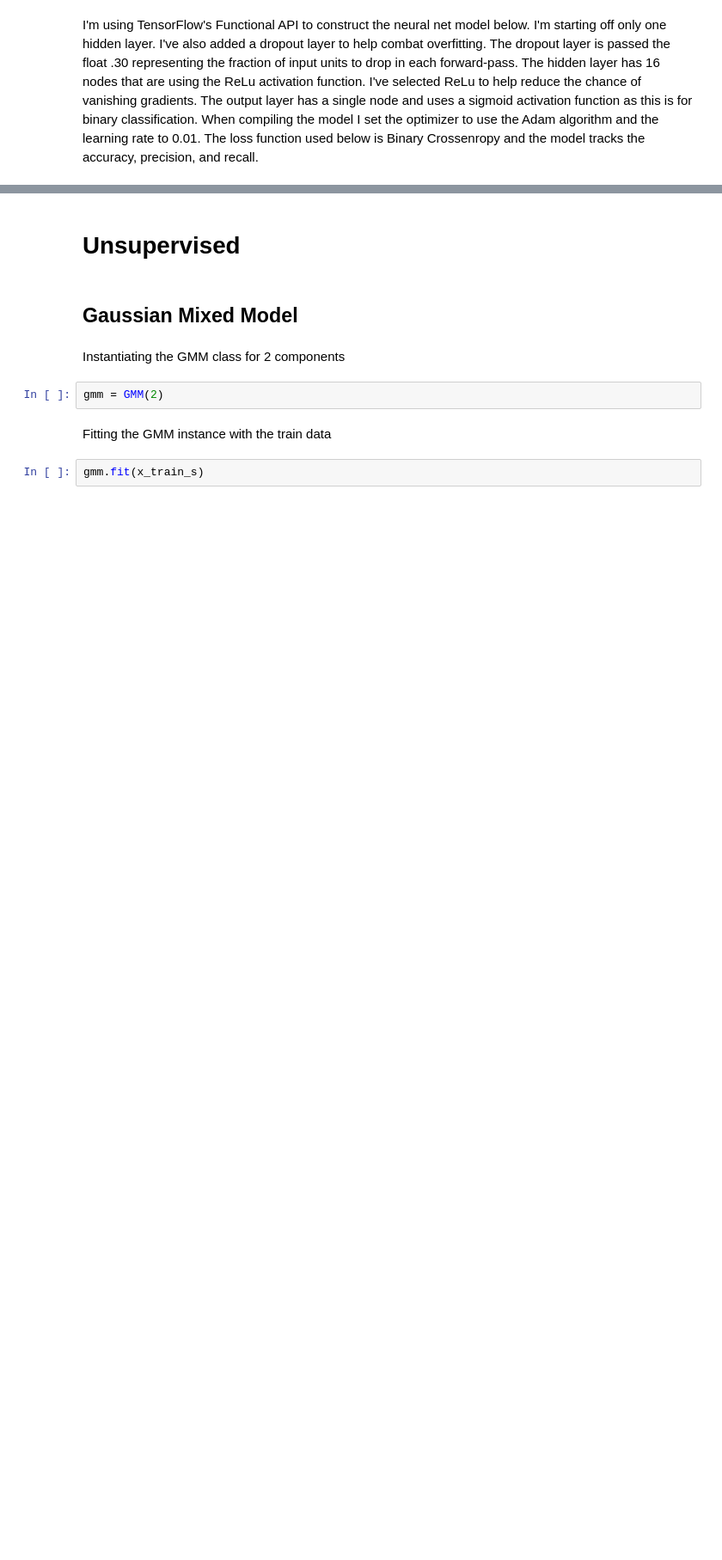
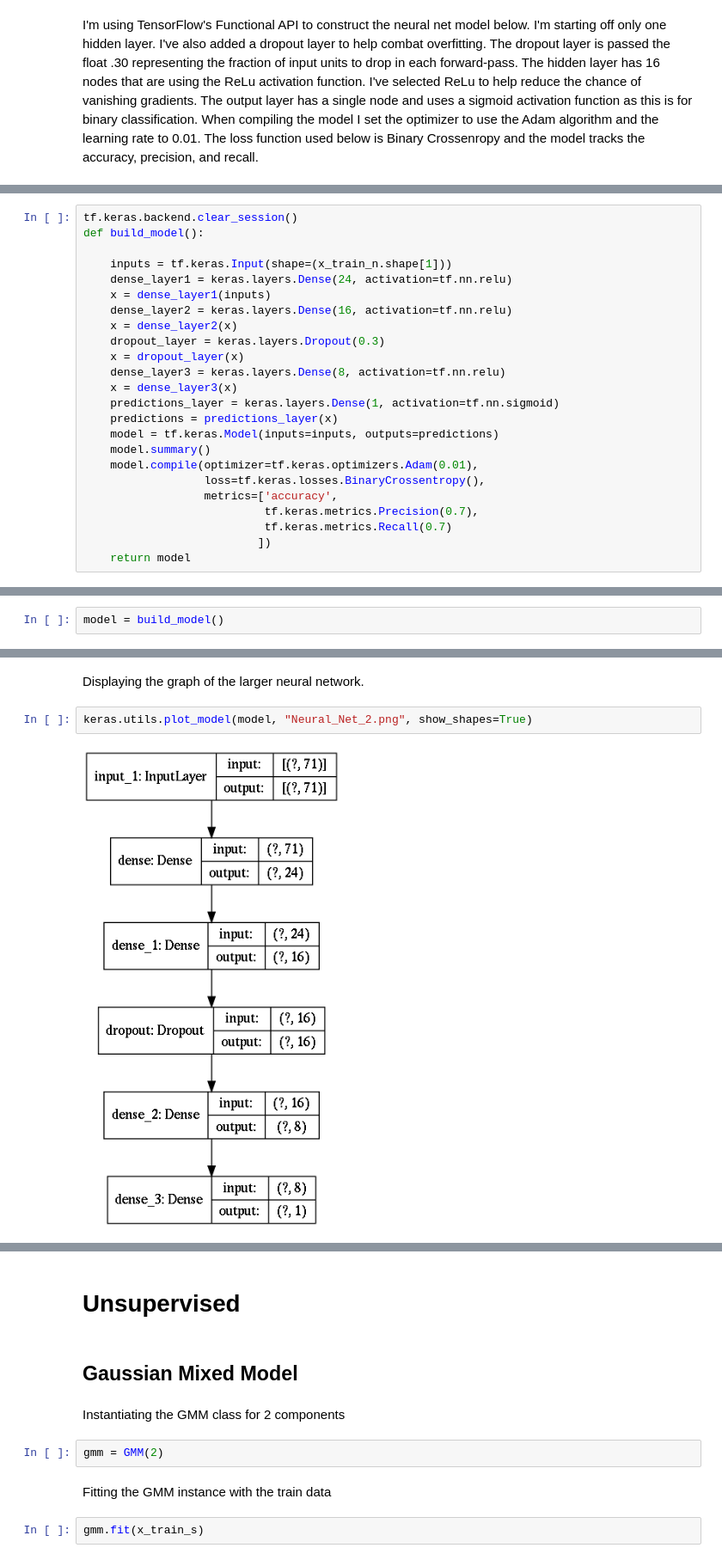
Before and after one commit to gradnerj/cs6600-class-project, a Jupyter notebook: cs5600-final-project.ipynb, the cells around one changed output, grey strips where cells are left out. Shown: that part at 86% size. Cells and saved outputs as stored; diff of their text form; blank space fills up the shorter version.

```diff
--- a/cs5600-final-project.ipynb
+++ b/cs5600-final-project.ipynb
@@ -1140,0 +1294,24 @@ cm
+# %%
+tf.keras.backend.clear_session()
+def build_model():
+
+    inputs = tf.keras.Input(shape=(x_train_n.shape[1]))
+    dense_layer1 = keras.layers.Dense(24, activation=tf.nn.relu)
+    x = dense_layer1(inputs)
+    dense_layer2 = keras.layers.Dense(16, activation=tf.nn.relu)
+    x = dense_layer2(x)
+    dropout_layer = keras.layers.Dropout(0.3)
+    x = dropout_layer(x)
+    dense_layer3 = keras.layers.Dense(8, activation=tf.nn.relu)
+    x = dense_layer3(x)
+    predictions_layer = keras.layers.Dense(1, activation=tf.nn.sigmoid)
+    predictions = predictions_layer(x)
+    model = tf.keras.Model(inputs=inputs, outputs=predictions)
+    model.summary()
+    model.compile(optimizer=tf.keras.optimizers.Adam(0.01),
+                  loss=tf.keras.losses.BinaryCrossentropy(),
+                  metrics=['accuracy',
+                           tf.keras.metrics.Precision(0.7),
+                           tf.keras.metrics.Recall(0.7)
+                          ])
+    return model
@@ -1140,0 +1320,2 @@ cm
+# %%
+model = build_model()
@@ -1140,0 +1343,6 @@ cm
+# %% [markdown]
+Displaying the graph of the larger neural network.
+# %%
+keras.utils.plot_model(model, "Neural_Net_2.png", show_shapes=True)
+# %% [output]
+[figure, added]
```
Also changed, not shown: parts of 53 cells of this notebook, 2 other files.
